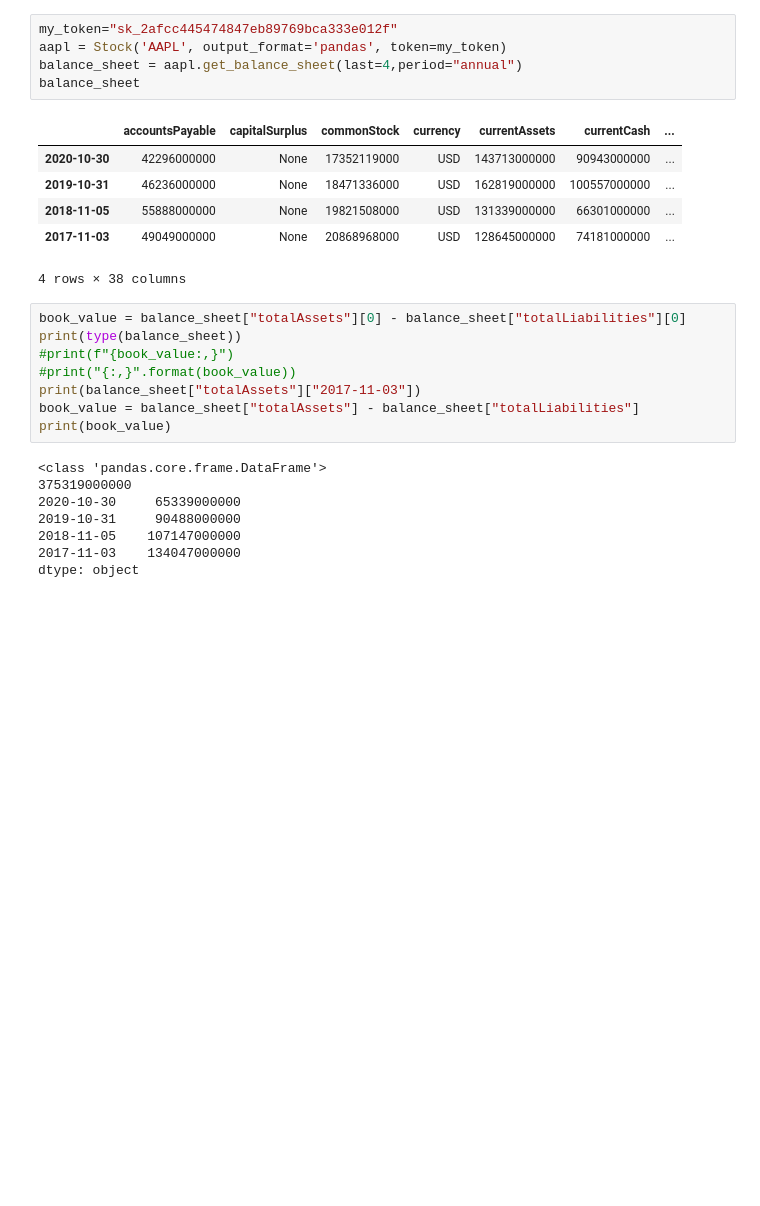
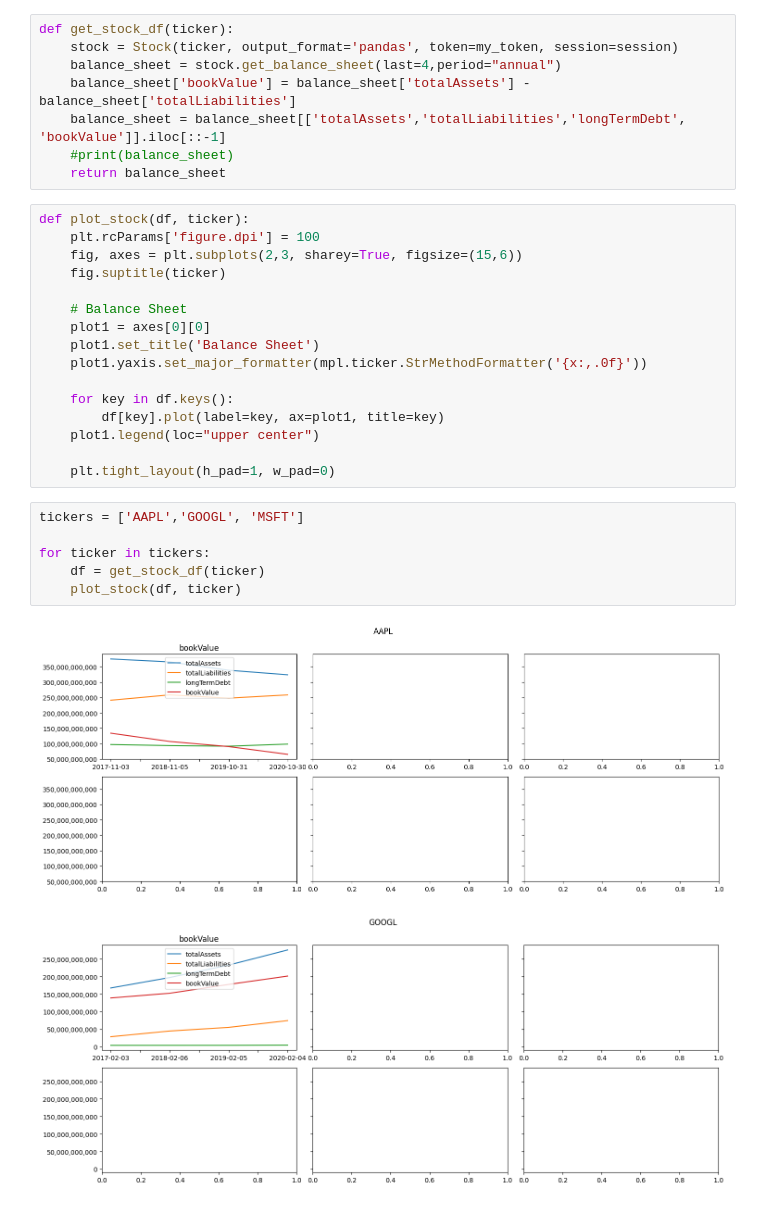
Before and after one commit to payamazadi/stonk-analysis, a Jupyter notebook: ceo-compensation-historical.ipynb, the cells around one changed output. Saved outputs shown, nothing was run; the diff lists cells and outputs as text; blank space fills up the shorter version.

```diff
--- a/ceo-compensation-historical.ipynb
+++ b/ceo-compensation-historical.ipynb
@@ -7,28 +15,33 @@ from pprint import pprint
-# %%
-my_token="sk_2afcc445474847eb89769bca333e012f"
-aapl = Stock('AAPL', output_format='pandas', token=my_token)
-balance_sheet = aapl.get_balance_sheet(last=4,period="annual")
-balance_sheet
-# %% [output]
-|  | accountsPayable | capitalSurplus | commonStock | currency | currentAssets | currentCash | ... |
-| 2020-10-30 | 42296000000 | None | 17352119000 | USD | 143713000000 | 90943000000 | ... |
-| 2019-10-31 | 46236000000 | None | 18471336000 | USD | 162819000000 | 100557000000 | ... |
-| 2018-11-05 | 55888000000 | None | 19821508000 | USD | 131339000000 | 66301000000 | ... |
-| 2017-11-03 | 49049000000 | None | 20868968000 | USD | 128645000000 | 74181000000 | ... |
-4 rows × 38 columns
+# %%
+def get_stock_df(ticker):
+    stock = Stock(ticker, output_format='pandas', token=my_token, session=session)
+    balance_sheet = stock.get_balance_sheet(last=4,period="annual")
+    balance_sheet['bookValue'] = balance_sheet['totalAssets'] - balance_sheet['totalLiabilities']
+    balance_sheet = balance_sheet[['totalAssets','totalLiabilities','longTermDebt', 'bookValue']].iloc[::-1]
+    #print(balance_sheet)
+    return balance_sheet
+# %%
+def plot_stock(df, ticker):
+    plt.rcParams['figure.dpi'] = 100
+    fig, axes = plt.subplots(2,3, sharey=True, figsize=(15,6))
+    fig.suptitle(ticker)
+
+    # Balance Sheet
+    plot1 = axes[0][0]
+    plot1.set_title('Balance Sheet')
+    plot1.yaxis.set_major_formatter(mpl.ticker.StrMethodFormatter('{x:,.0f}'))
+
+    for key in df.keys():
+        df[key].plot(label=key, ax=plot1, title=key)
+    plot1.legend(loc="upper center")
+
+    plt.tight_layout(h_pad=1, w_pad=0)
 # %%
-book_value = balance_sheet["totalAssets"][0] - balance_sheet["totalLiabilities"][0]
-print(type(balance_sheet))
-#print(f"{book_value:,}")
-#print("{:,}".format(book_value))
-print(balance_sheet["totalAssets"]["2017-11-03"])
-book_value = balance_sheet["totalAssets"] - balance_sheet["totalLiabilities"]
-print(book_value)
+tickers = ['AAPL','GOOGL', 'MSFT']
+
+for ticker in tickers:
+    df = get_stock_df(ticker)
+    plot_stock(df, ticker)
 # %% [output]
-<class 'pandas.core.frame.DataFrame'>
-375319000000
-2020-10-30     65339000000
-2019-10-31     90488000000
-2018-11-05    107147000000
-2017-11-03    134047000000
-dtype: object
+[figure, added]
+[figure, added]
```
Also changed, not shown: parts of 4 cells of this notebook, 1 other file.
